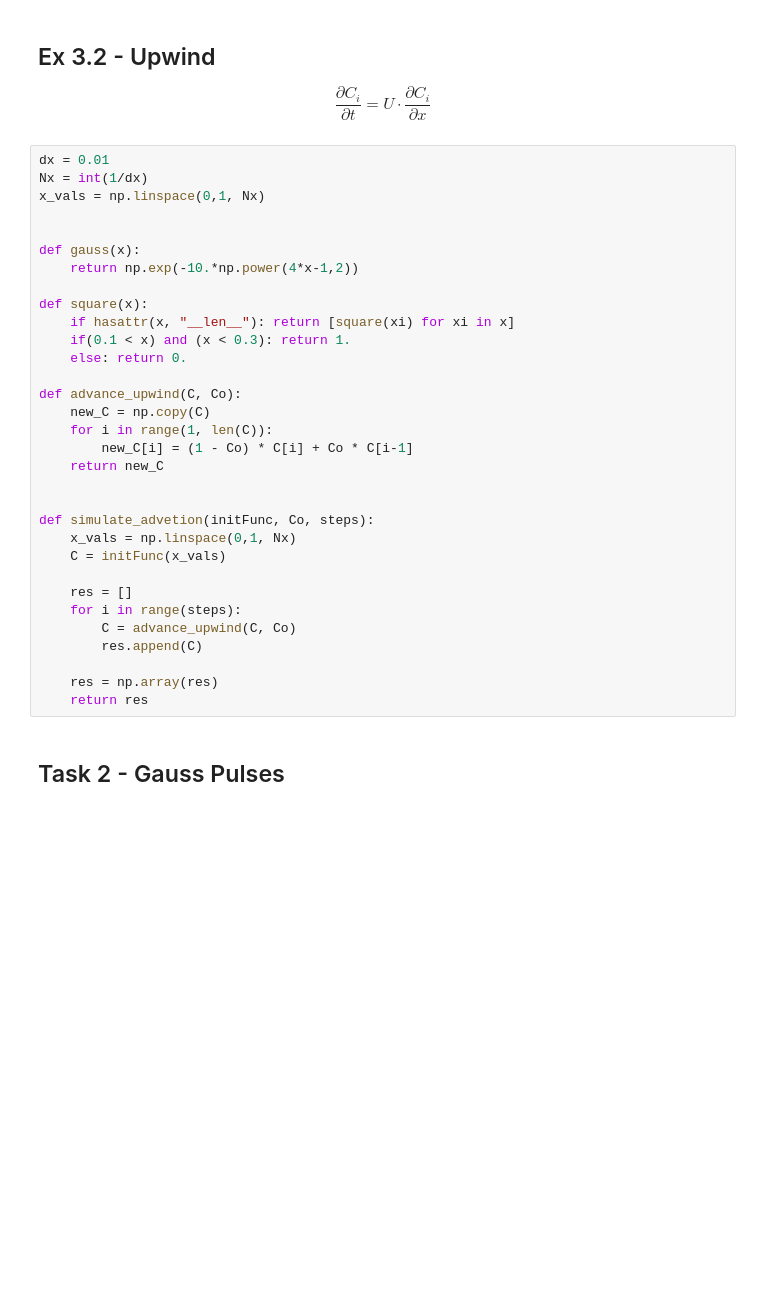
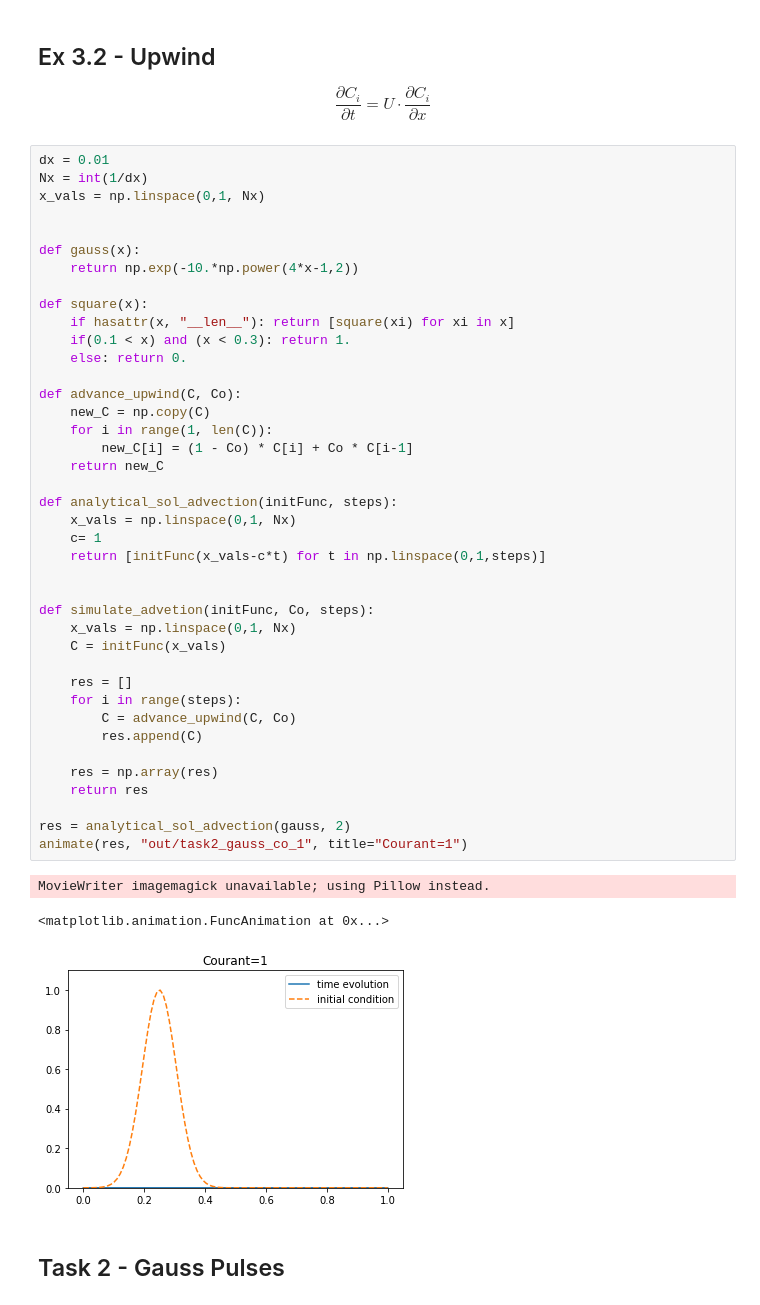
Before and after one commit to hitimr/NSSC2, a Jupyter notebook: Ex3/1.1_hiti.ipynb, the cells around one changed output. Cells and saved outputs as stored; diff of their text form; blank space fills up the shorter version.

Commit message:
created task2 file

```diff
--- a/Ex3/1.1_hiti.ipynb
+++ b/Ex3/1.1_hiti.ipynb
@@ -73,33 +73,45 @@ dx = 0.01
 Nx = int(1/dx)
 x_vals = np.linspace(0,1, Nx)
 
 
 def gauss(x):
     return np.exp(-10.*np.power(4*x-1,2))
 
 def square(x):
     if hasattr(x, "__len__"): return [square(xi) for xi in x]
     if(0.1 < x) and (x < 0.3): return 1.
     else: return 0.
 
 def advance_upwind(C, Co):
     new_C = np.copy(C)
     for i in range(1, len(C)):
         new_C[i] = (1 - Co) * C[i] + Co * C[i-1]
     return new_C
 
+def analytical_sol_advection(initFunc, steps):
+    x_vals = np.linspace(0,1, Nx)
+    c= 1
+    return [initFunc(x_vals-c*t) for t in np.linspace(0,1,steps)]
+
 
 def simulate_advetion(initFunc, Co, steps):
     x_vals = np.linspace(0,1, Nx)
     C = initFunc(x_vals)
 
     res = []
     for i in range(steps):
         C = advance_upwind(C, Co)
         res.append(C)
 
     res = np.array(res)
     return res
+
+res = analytical_sol_advection(gauss, 2)
+animate(res, "out/task2_gauss_co_1", title="Courant=1")
+# %% [output]
+MovieWriter imagemagick unavailable; using Pillow instead.
+<matplotlib.animation.FuncAnimation at 0x...>
+[figure, added]
 # %% [markdown]
 ## Task 2 - Gauss Pulses
 # %%
```
Also changed, not shown: parts of 4 cells of this notebook, 1 other file.
